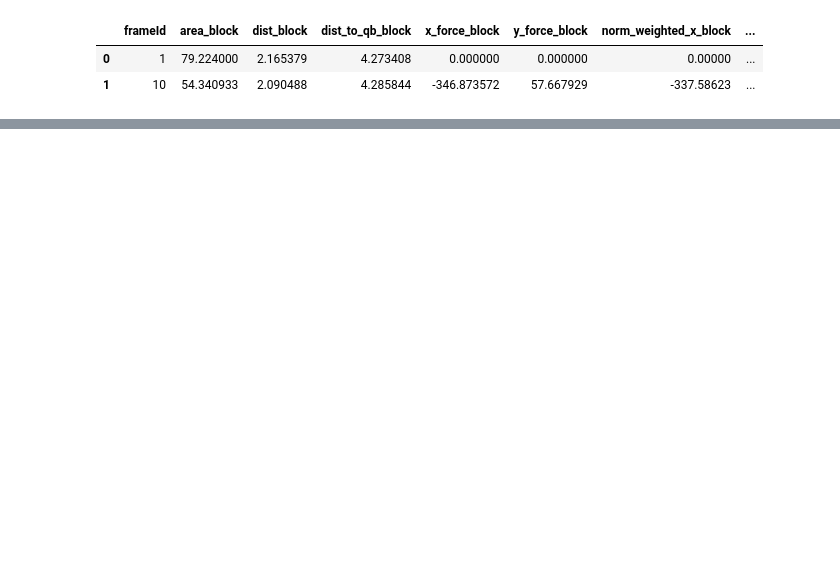
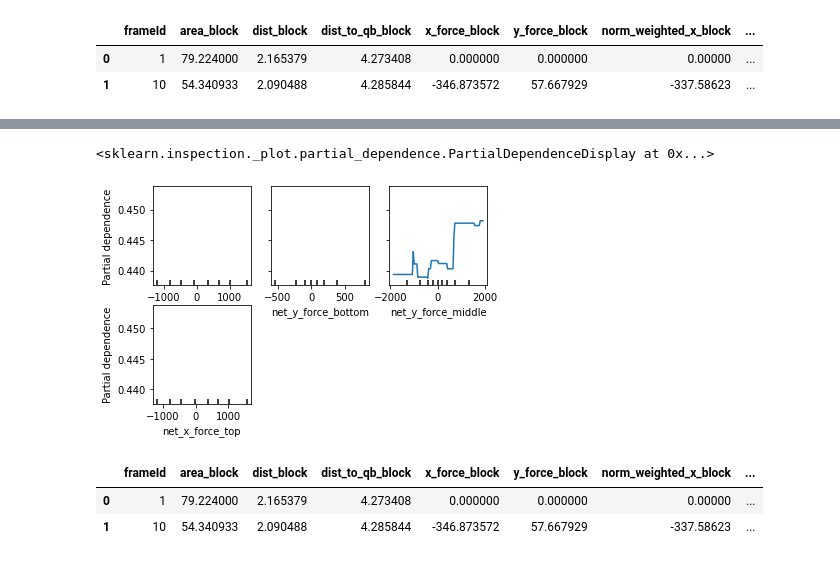
Before and after one commit to hlian188/NFLBigDataBowl, a Jupyter notebook: xgboost baseline for hit, hurry,sack (with some feature engineering experiment and grid search).ipynb, the cells around one changed output, grey strips where cells are left out. Cells and saved outputs as stored; diff of their text form; code cells hidden in the pictures; blank space fills up the shorter version.

```diff
--- a/xgboost baseline for hit, hurry,sack (with some feature engineering experiment and grid search).ipynb
+++ b/xgboost baseline for hit, hurry,sack (with some feature engineering experiment and grid search).ipynb
@@ -604,3 +631,15 @@ weighted avg       0.68      0.66      0.63     62025
+# %%
+#net_x_force_bottom,net_y_force_bottom,net_y_force_middle,net_x_force_top
+plot_partial_dependence(clf, features=[16,17,19,20],X=X_train)
+# %% [output]
+<sklearn.inspection._plot.partial_dependence.PartialDependenceDisplay at 0x...>
+[figure, added]
+# %%
+new_df1.head(2)
+# %% [output]
+|  | frameId | area_block | dist_block | dist_to_qb_block | x_force_block | y_force_block | norm_weighted_x_block | ... |
+| 0 | 1 | 79.224000 | 2.165379 | 4.273408 | 0.000000 | 0.000000 | 0.00000 | ... |
+| 1 | 10 | 54.340933 | 2.090488 | 4.285844 | -346.873572 | 57.667929 | -337.58623 | ... |
 # %%
 #check before feature engineering
 
```
Also changed, not shown: parts of 10 cells of this notebook, 1 other file.
